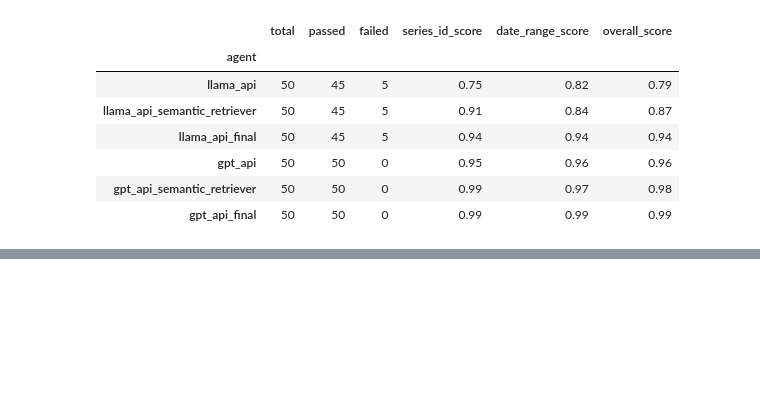
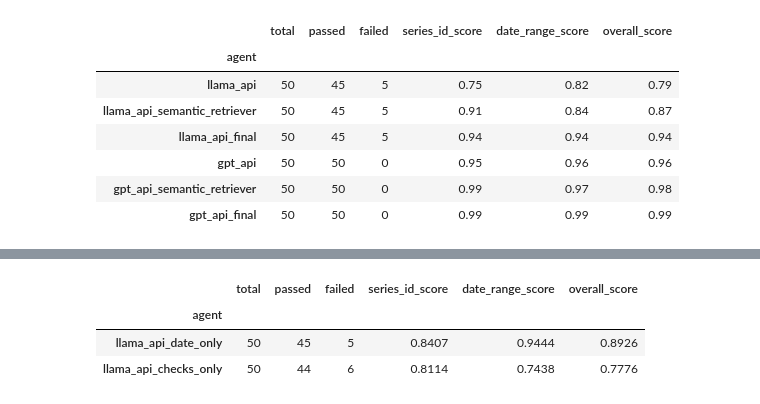
Before and after one commit to dcr225619/DS5500-RAG, a Jupyter notebook: retrieval_accuracy_benchmark.ipynb, the cells around one changed output, grey strips where cells are left out. Saved outputs shown, nothing was run; the diff lists cells and outputs as text; code cells hidden in the pictures; blank space fills up the shorter version.

```diff
--- a/retrieval_accuracy_benchmark.ipynb
+++ b/retrieval_accuracy_benchmark.ipynb
@@ -289,0 +512,7 @@ df
+# %%
+res_date_only = run_evaluation(
+        pred_path="files/llama3.2/QA_test_llama_api_date_only.json",
+        gt_path="data/QA_test.json",
+        output_path="files/llama3.2/retrieval_eval/llama_api_date_only.json",
+        tolerance_days=30,
+    )
@@ -289,0 +538,7 @@ df
+# %%
+res_checks_only = run_evaluation(
+        pred_path="files/llama3.2/QA_test_llama_api_checks_only.json",
+        gt_path="data/QA_test.json",
+        output_path="files/llama3.2/retrieval_eval/llama_api_checks_only.json",
+        tolerance_days=30,
+    )
@@ -289,0 +564,28 @@ df
+# %%
+import pandas as pd
+
+rows = [
+    ("llama_api_date_only", res_date_only),
+    ("llama_api_checks_only", res_checks_only),
+]
+
+records = []
+for name, res in rows:
+    s = res["summary"]
+    records.append({
+        "agent":              name,
+        "total":              s["total"],
+        "passed":             s["successful"],
+        "failed":             s["failed"],
+        "series_id_score":    s["avg_series_id_score"],
+        "date_range_score":   s["avg_date_range_score"],
+        "overall_score":      s["avg_overall_score"],
+    })
+
+df = pd.DataFrame(records).set_index("agent")
+df
+# %% [output]
+|  | total | passed | failed | series_id_score | date_range_score | overall_score |
+| agent |  |  |  |  |  |  |
+| llama_api_date_only | 50 | 45 | 5 | 0.8407 | 0.9444 | 0.8926 |
+| llama_api_checks_only | 50 | 44 | 6 | 0.8114 | 0.7438 | 0.7776 |
```
Also changed, not shown: parts of 5 cells of this notebook, 12 other files.
